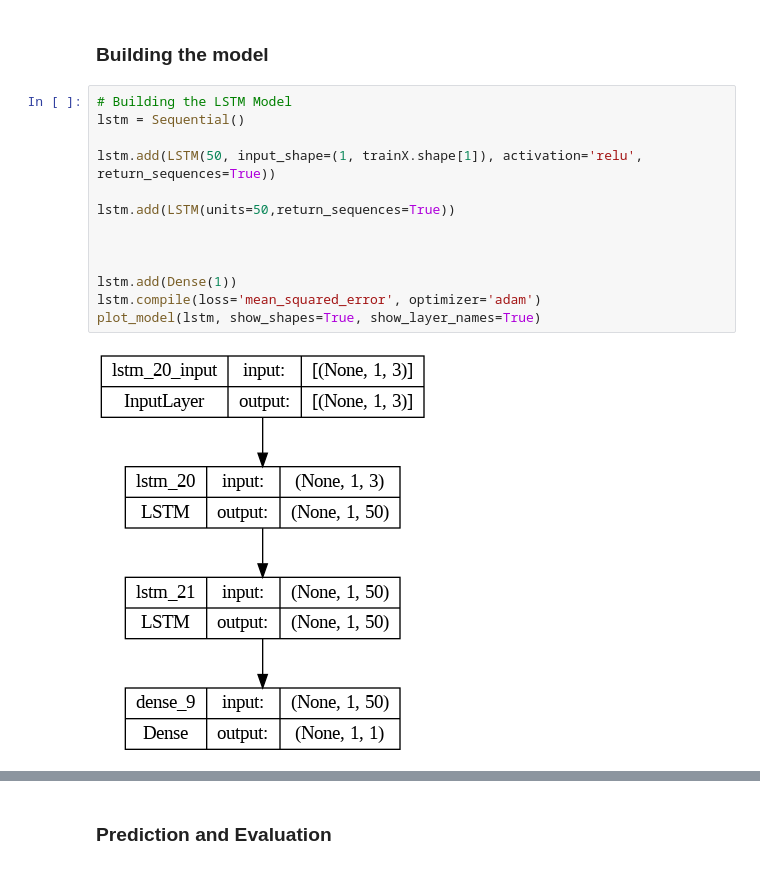
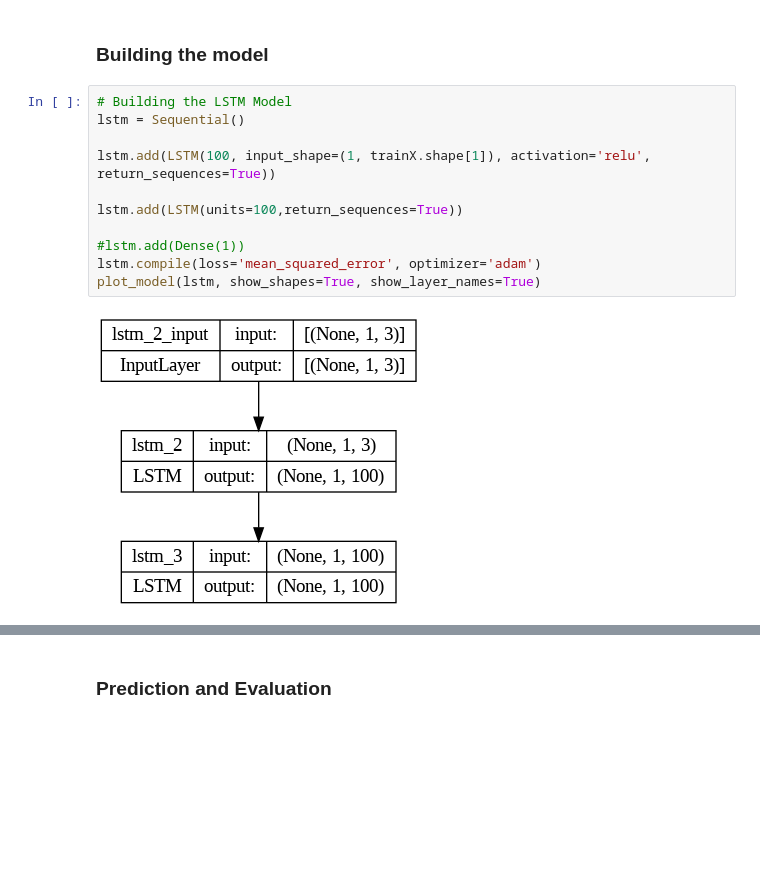
Before and after one commit to NNtorvas/ValueInvestor, a Jupyter notebook: ValueInvestor_notebook.ipynb, the cells around one changed output, grey strips where cells are left out. Cells and saved outputs as stored; diff of their text form; blank space fills up the shorter version.

```diff
--- a/ValueInvestor_notebook.ipynb
+++ b/ValueInvestor_notebook.ipynb
@@ -234,18 +234,16 @@ Once the training and test sets are finalized, we will input the data into the L
 # %%
 # Building the LSTM Model
 lstm = Sequential()
 
-lstm.add(LSTM(50, input_shape=(1, trainX.shape[1]), activation='relu', return_sequences=True))
+lstm.add(LSTM(100, input_shape=(1, trainX.shape[1]), activation='relu', return_sequences=True))
 
-lstm.add(LSTM(units=50,return_sequences=True))
+lstm.add(LSTM(units=100,return_sequences=True))
 
-
-
-lstm.add(Dense(1))
+#lstm.add(Dense(1))
 lstm.compile(loss='mean_squared_error', optimizer='adam')
 plot_model(lstm, show_shapes=True, show_layer_names=True)
 # %% [output]
-[figure, old version]
+[figure, new version]
 # %%
 # Model Training
 history=lstm.fit(X_train, y_train, epochs=100, batch_size=32, verbose=1, shuffle=False)
```
Also changed, not shown: parts of 3 cells of this notebook.
